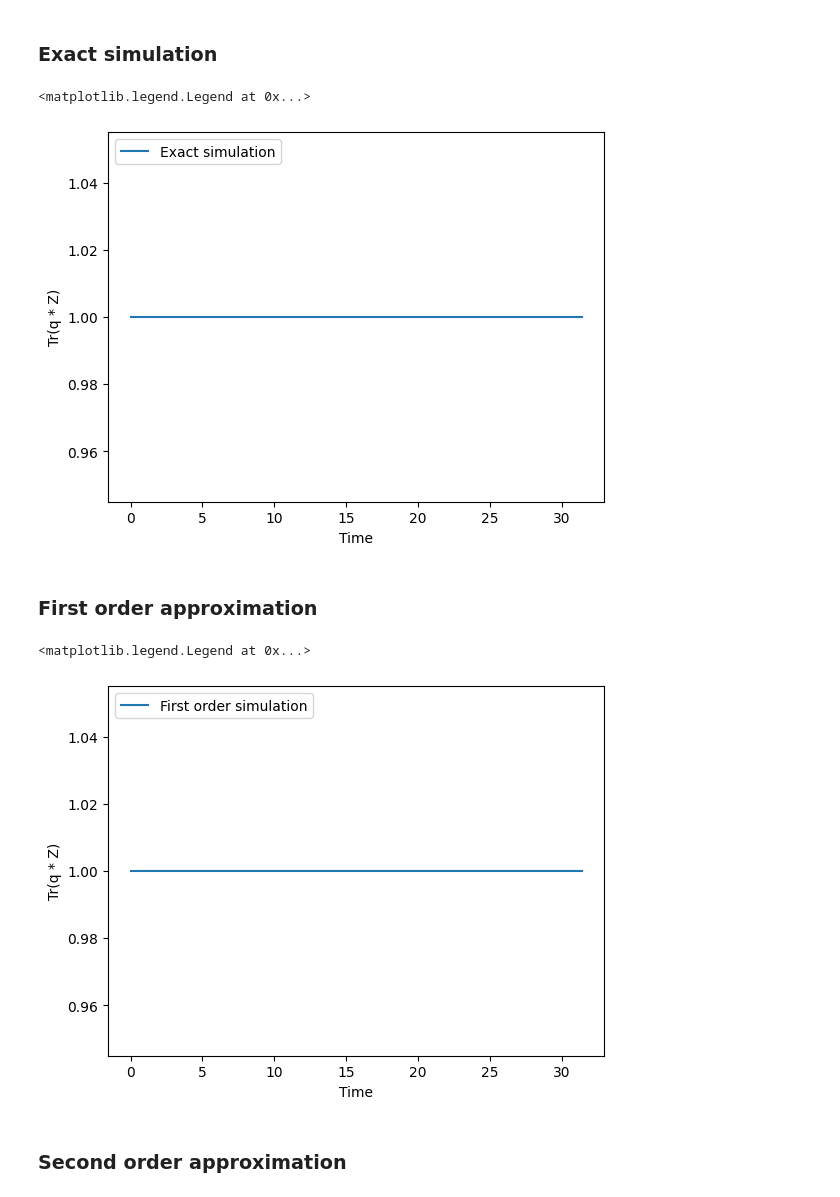
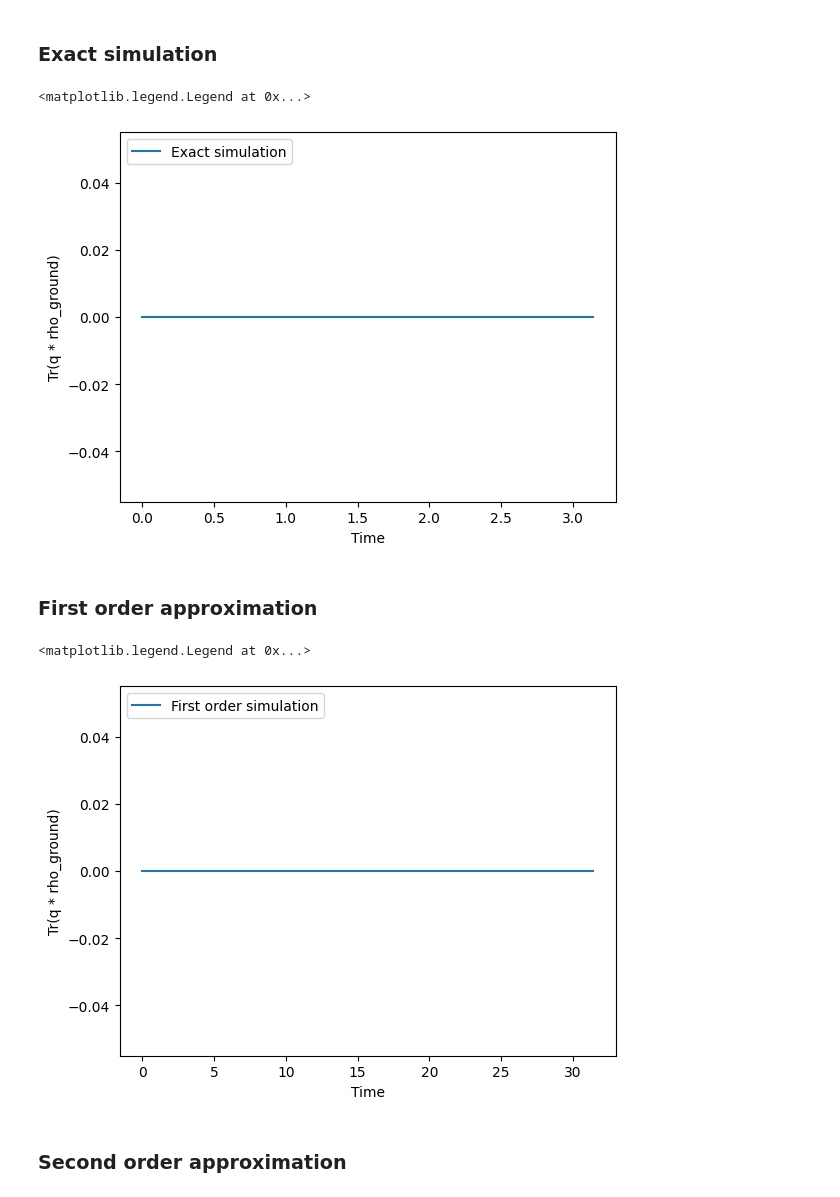
Before and after one commit to rbudai98/University, a Jupyter notebook: Thesys/Simulations/Ferm_Hubb_multi_qubit_sim.ipynb, the cells around one changed output. Drawn from its saved outputs; the diff is of its cells as text; code cells hidden in the pictures.

Commit message:
Fermi-Hubbard further changes, still needs improovement
Signed-off-by: rbudai <robert.budai@analog.com>

```diff
--- a/Thesys/Simulations/Ferm_Hubb_multi_qubit_sim.ipynb
+++ b/Thesys/Simulations/Ferm_Hubb_multi_qubit_sim.ipynb
@@ -382,0 +111,14 @@ time_vec = np.arange(0, T, dt)
+# %%
+T = 1 * np.pi  # Final time
+dt = 0.01  # Time step
+J = 1  # Nr of jump operators
+taylor_aprox_order = (
+    14  # Taylor approximation used for simulating exp(-i*sqrt*(dt)*H_tilde)
+)
+
+system_size = FermiHubbard_L  # Hamiltonian system size
+system_size_dim = np.power(2, system_size)
+ancilla = 2  # Ancillary system size
+ancilla_dim = np.power(2, ancilla)
+total_system_size = system_size + ancilla  # Total system size
+total_system_size_dim = np.power(2, total_system_size)
@@ -384,35 +425,39 @@ time_vec = np.arange(0, T, dt)
 # Initial state
 psi_0 = np.matrix('0 0 0 1')
 rho_0 = Qobj(psi_0.conj().T @ psi_0)
+
+psi_ground = np.matrix('1 0 0 0')
+rho_ground = Qobj(psi_ground.conj().T @ psi_ground)
 # %% [markdown]
 ### Exact simulation
 # %%
 import matplotlib.pyplot as plt
 
 rho = rho_0
 exact_trace_sigmaZ_rho = []
 for t in time_vec:
     sum = 0
     for j in np.arange(1, J + 1, 1):
         # Simple part
         sum = sum + V_period(j, t) @ rho @ V_period(j, t).conj().trans()
         # Anti-commuting part
         sum = sum - 0.5 * (
             V_period(j, t).conj().trans() @ V_period(j, t) @ rho
             + rho @ V_period(j, t).conj().trans() @ V_period(j, t)
         )
-    delta_rho = -1j * (H_period(t) @ rho - rho @ H_period(t)) + sum
+    # Non-Linbladian part
+    delta_rho = -1j * (H_op(t) @ rho - rho @ H_op(t)) + sum
     rho = rho + dt * delta_rho
-    exact_trace_sigmaZ_rho.append((rho @ rho_0).tr())
+    exact_trace_sigmaZ_rho.append((rho @ rho_ground).tr())
 
 plt.figure()
 plt.xlabel("Time")
-plt.ylabel("Tr(q * Z)")
+plt.ylabel("Tr(q * rho_ground)")
 plt.plot(time_vec, exact_trace_sigmaZ_rho, label="Exact simulation")
 plt.legend(loc="upper left")
 # %% [output]
 <matplotlib.legend.Legend at 0x...>
-[figure, old version]
+[figure, new version]
 # %% [markdown]
 ### First order approximation
 # %%
@@ -449,16 +494,16 @@ for t in time_vec:
     rigth_tmp = taylor_aprox.conj().trans()
     evolved_system = left_tmp @ system @ rigth_tmp
     rho = evolved_system.ptrace(1)
-    first_order_trace_sigmaZ_rho.append((rho @ rho_0).tr())
+    first_order_trace_sigmaZ_rho.append((rho @ rho_ground).tr())
 
 plt.figure()
 plt.xlabel("Time")
-plt.ylabel("Tr(q * Z)")
+plt.ylabel("Tr(q * rho_ground)")
 plt.plot(time_vec, first_order_trace_sigmaZ_rho, label="First order simulation")
 plt.legend(loc="upper left")
 # %% [output]
 <matplotlib.legend.Legend at 0x...>
-[figure, old version]
+[figure, new version]
 # %% [markdown]
 ### Second order approximation
 # %%
```
Also changed, not shown: parts of 5 cells of this notebook.
